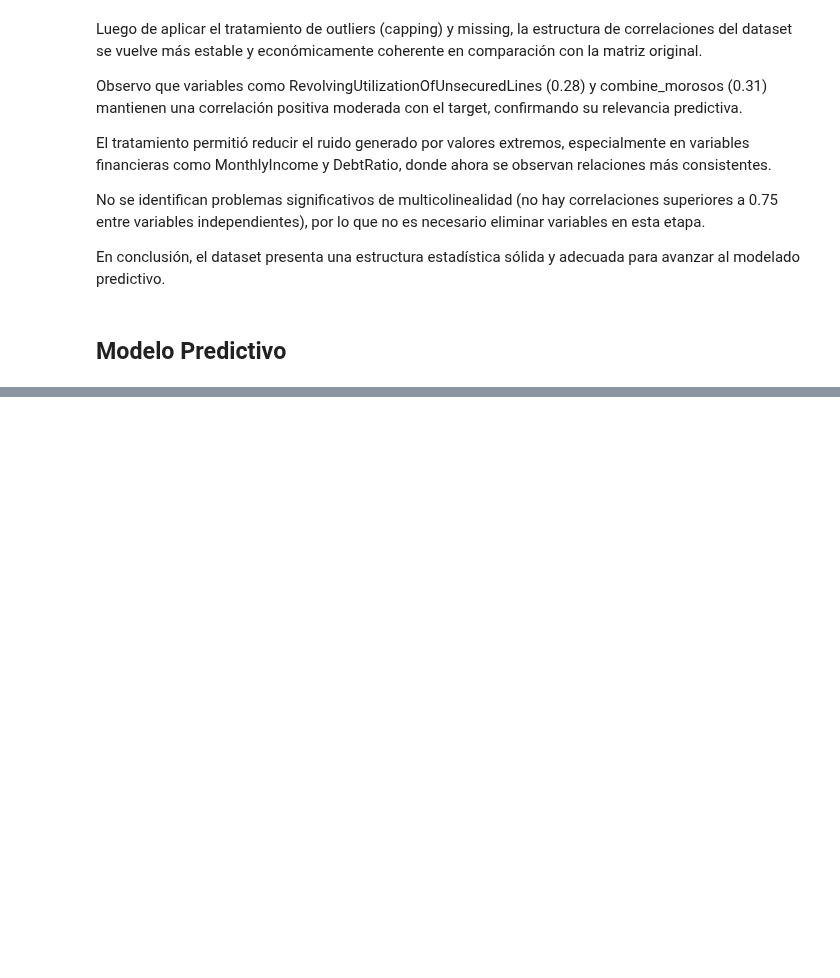
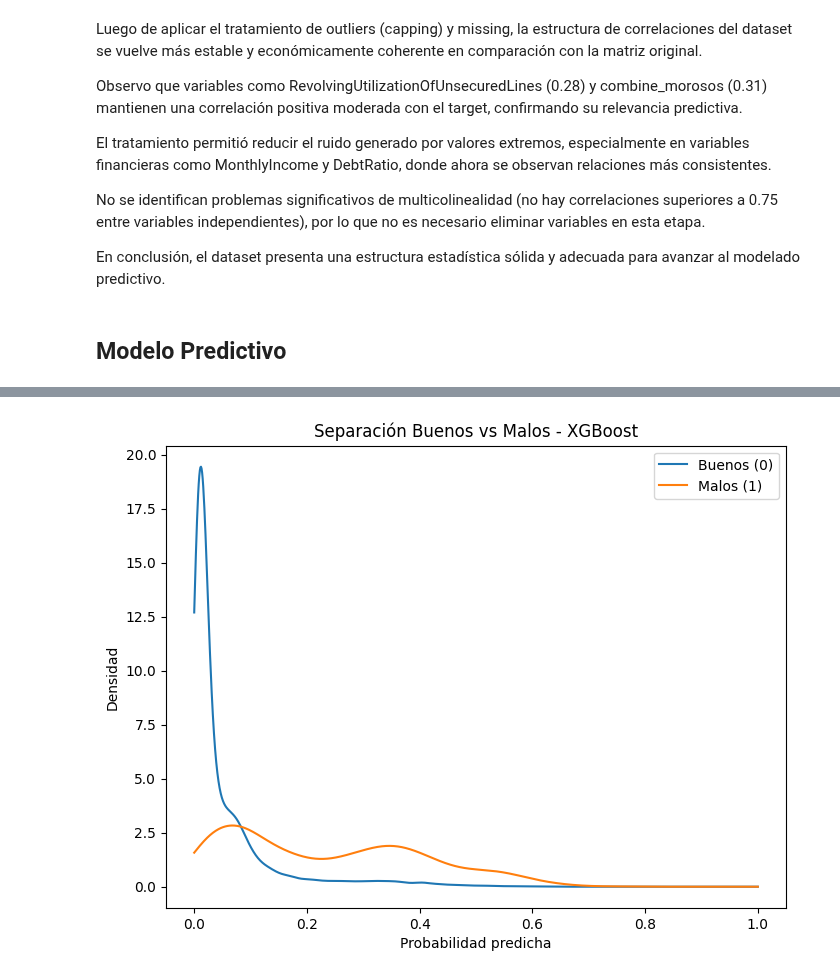
Before and after one commit to THEWACHER1103/analisis_crediticio, a Jupyter notebook: Analisis_crediticio.ipynb, the cells around one changed output, grey strips where cells are left out. Cells and saved outputs as stored; diff of their text form; code cells hidden in the pictures; blank space fills up the shorter version.

```diff
--- a/Analisis_crediticio.ipynb
+++ b/Analisis_crediticio.ipynb
@@ -682,0 +741,20 @@ KS Out: 0.5606772495444725
+# %%
+from scipy.stats import gaussian_kde
+
+plt.figure(figsize=(8,6))
+
+density_good = gaussian_kde(good)
+density_bad = gaussian_kde(bad)
+
+x_vals = np.linspace(0,1,1000)
+
+plt.plot(x_vals, density_good(x_vals), label="Buenos (0)")
+plt.plot(x_vals, density_bad(x_vals), label="Malos (1)")
+
+plt.xlabel("Probabilidad predicha")
+plt.ylabel("Densidad")
+plt.title("Separación Buenos vs Malos - XGBoost")
+plt.legend()
+plt.show()
+# %% [output]
+[figure, added]
```
Also changed, not shown: parts of 12 cells of this notebook.
